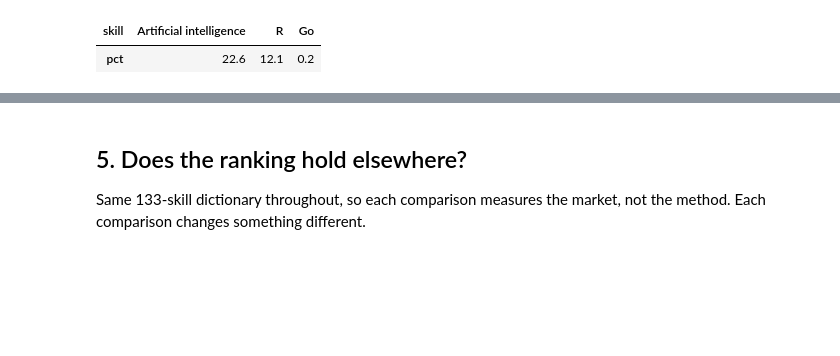
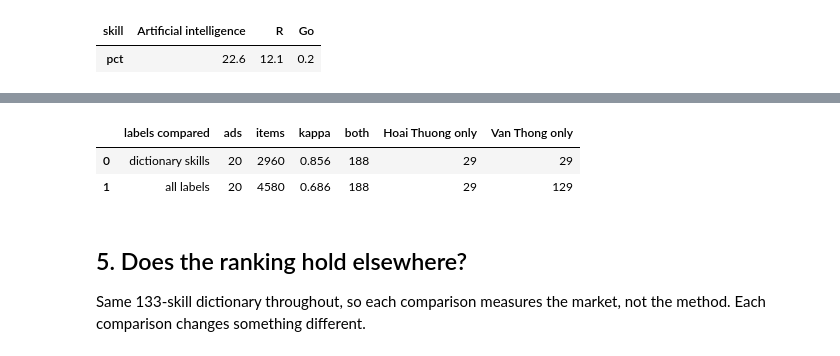
Before and after one commit to AndyPham2004/ANLP-AT2-Skillabus, a Jupyter notebook: notebooks/vt_eda.ipynb, the cells around one changed output, grey strips where cells are left out. Cells and saved outputs as stored; diff of their text form; code cells hidden in the pictures; blank space fills up the shorter version.

```diff
--- a/notebooks/vt_eda.ipynb
+++ b/notebooks/vt_eda.ipynb
@@ -345,3 +365,21 @@ demand.loc[demand.index.isin(["R", "Go", "Artificial intelligence"]), ["pct"]].r
+# %%
+sys.path.insert(0, str(REPO / "src"))
+from skillabus import evaluate as ev  # noqa: E402
+LAB = str(REPO / "data" / "labels" / "ad_skills.csv")
+ann_a, ann_b = ev.load_ad_skills(LAB, "hoaithuongnguyen-uts"), ev.load_ad_skills(LAB, "tompham9016")
+both_ads = sorted(set(ann_a) & set(ann_b))
+dict_set = set(ev.load_dictionary(str(SEED)))
+rows = []
+for name, a, b in [("dictionary skills", {k: v & dict_set for k, v in ann_a.items()},
+                    {k: v & dict_set for k, v in ann_b.items()}),
+                   ("all labels", ann_a, ann_b)]:
+    r = ev.annotator_agreement(a, b, both_ads, sorted(dict_set))
+    rows.append((name, r["n_ads"], r["n_items"], round(r["kappa"], 3), r["both_yes"], r["a_only"], r["b_only"]))
+pd.DataFrame(rows, columns=["labels compared", "ads", "items", "kappa", "both", "Hoai Thuong only", "Van Thong only"])
+# %% [output]
+|  | labels compared | ads | items | kappa | both | Hoai Thuong only | Van Thong only |
+| 0 | dictionary skills | 20 | 2960 | 0.856 | 188 | 29 | 29 |
+| 1 | all labels | 20 | 4580 | 0.686 | 188 | 29 | 129 |
 # %% [markdown]
 ## 5. Does the ranking hold elsewhere?
 
```
Also changed, not shown: parts of 6 cells of this notebook, 4 other files.
